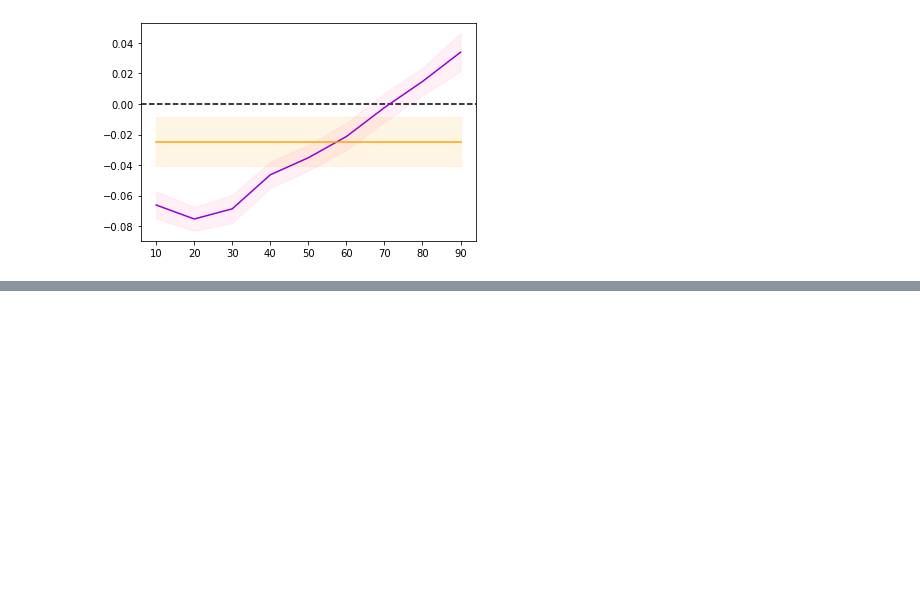
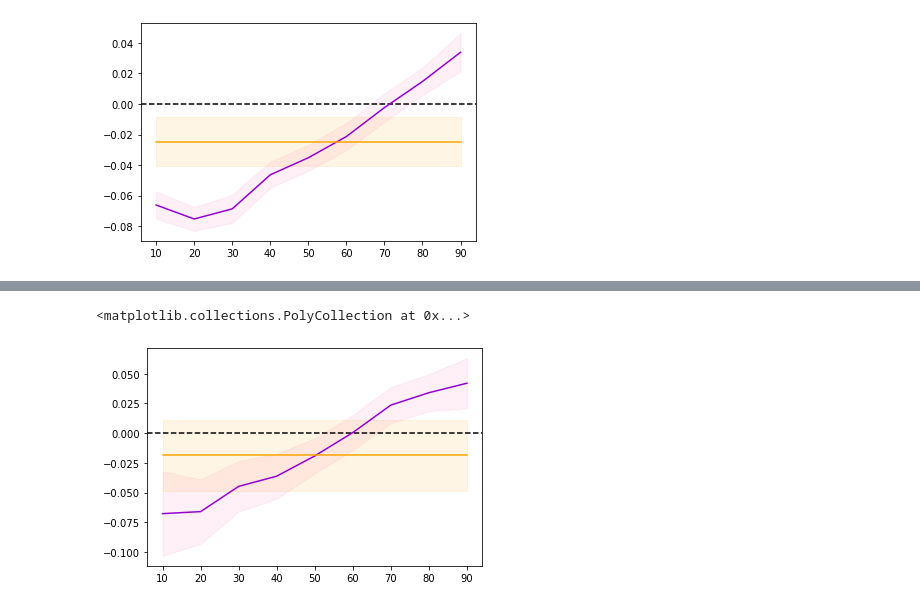
Before and after one commit to aadsouza/econ499, a Jupyter notebook: code/rifdistributionplots.ipynb, the cells around one changed output, grey strips where cells are left out. Cells and saved outputs as stored; diff of their text form; code cells hidden in the pictures; blank space fills up the shorter version.

```diff
--- a/code/rifdistributionplots.ipynb
+++ b/code/rifdistributionplots.ipynb
@@ -253,0 +293,18 @@ ax.fill_between(nblackwom_treat.percentile, nblackwom_treat.lbols, nblackwom_tre
+# %%
+#Effect of treat_stblackrelwhite for all men covered by union along distribution
+ublackmen_treat = umen[umen.name.str.startswith("um_times")]
+ublackmen_treat["percentile"] = ublackmen_treat["name"].str.strip().str[-2:].astype(int)
+
+ublackmen_treat["ols"] = -.0186739
+ublackmen_treat["lbols"] = -.0485114
+ublackmen_treat["ubols"] = .0111636
+
+fig, ax = plt.subplots()
+ax.axhline(y = 0, color = "black", linestyle ="--")
+ax.plot(ublackmen_treat.percentile, ublackmen_treat.coef, color = "darkviolet")
+ax.fill_between(ublackmen_treat.percentile, ublackmen_treat.lb, ublackmen_treat.ub, color = "hotpink", alpha = 0.1)
+ax.plot(ublackmen_treat.percentile, ublackmen_treat.ols, color = "orange")
+ax.fill_between(ublackmen_treat.percentile, ublackmen_treat.lbols, ublackmen_treat.ubols, alpha = 0.1, color = "orange")
+# %% [output]
+<matplotlib.collections.PolyCollection at 0x...>
+[figure, added]
```
Also changed, not shown: parts of 7 cells of this notebook.
